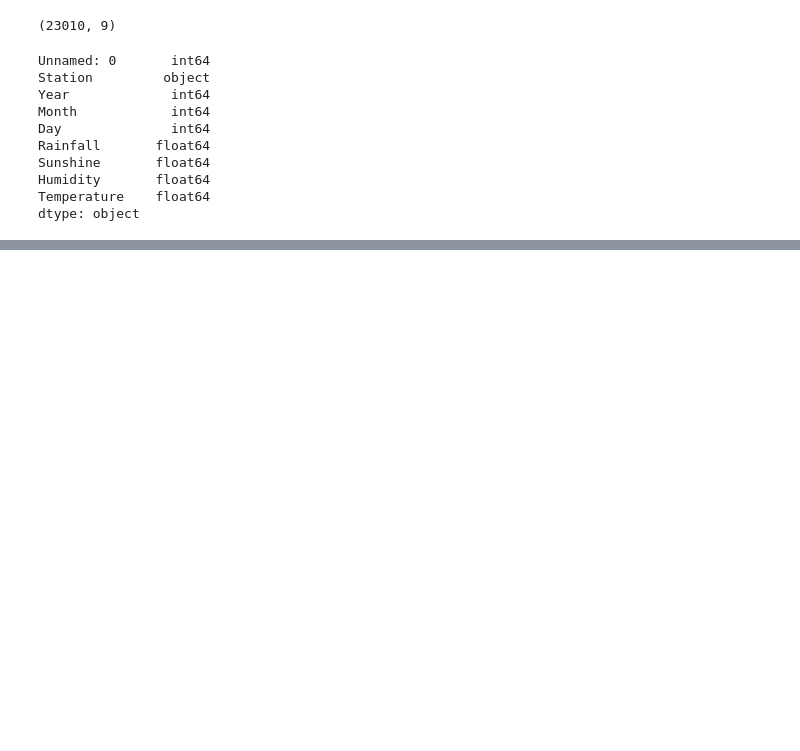
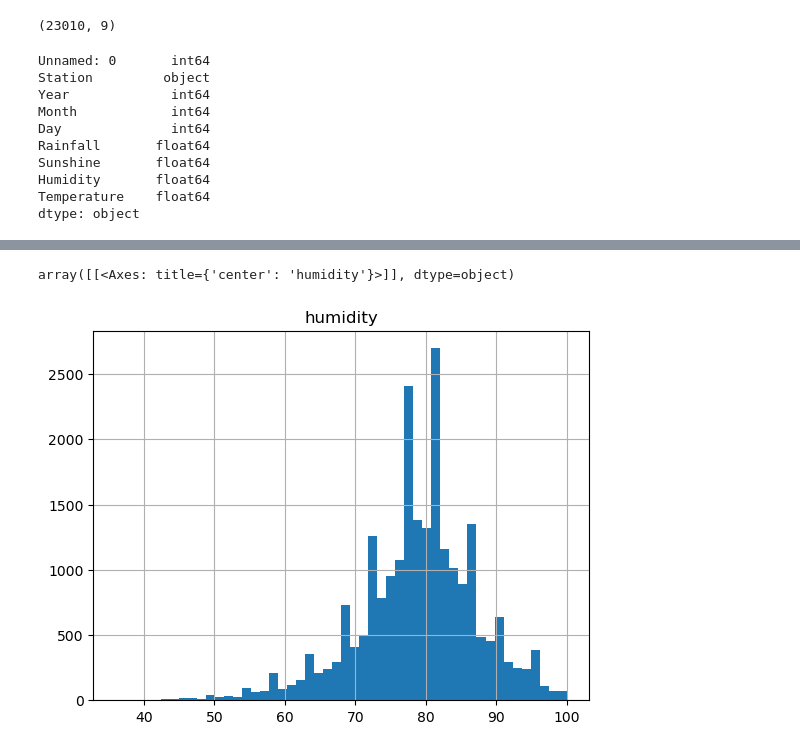
Before and after one commit to tanvirulislam149/ML_tutorial, a Jupyter notebook: Module_2.ipynb, the cells around one changed output, grey strips where cells are left out. Drawn from its saved outputs; the diff is of its cells as text; code cells hidden in the pictures; blank space fills up the shorter version.

```diff
--- a/Module_2.ipynb
+++ b/Module_2.ipynb
@@ -246,0 +346,5 @@ dtype: object
+# %%
+df.hist(column=['humidity'], bins=50)
+# %% [output]
+array([[<Axes: title={'center': 'humidity'}>]], dtype=object)
+[figure, added]
```
Also changed, not shown: parts of 7 cells of this notebook.
